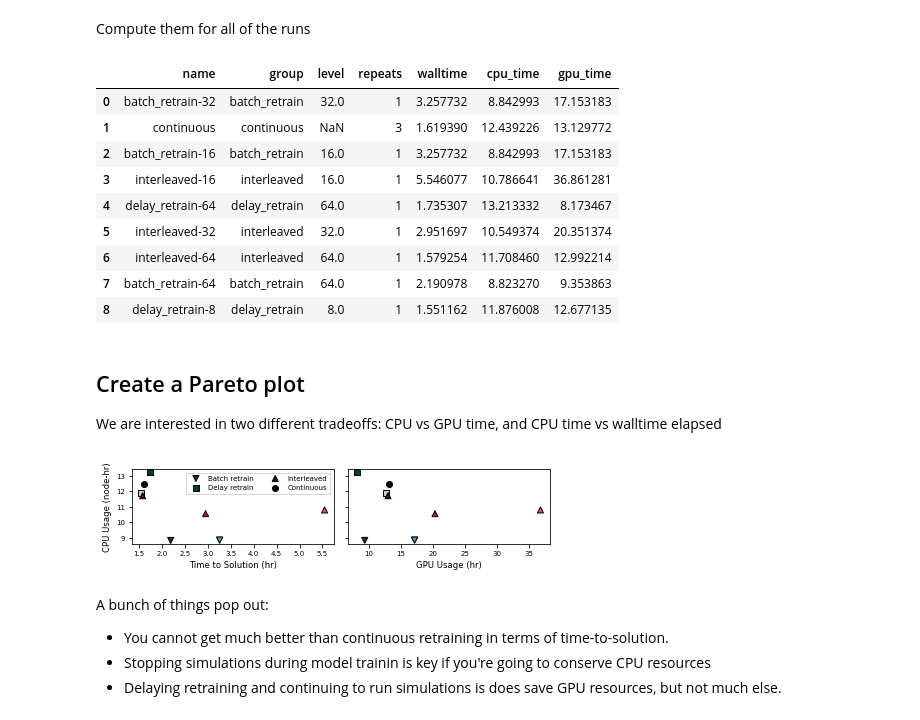
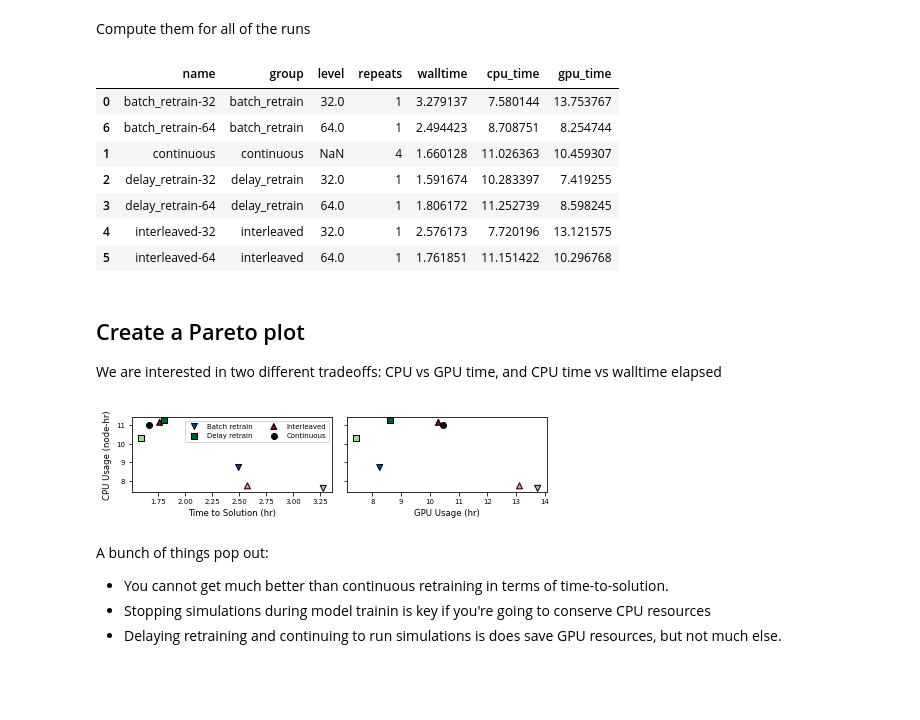
Before and after one commit to exalearn/multi-site-campaigns, a Jupyter notebook: molecular-design/notebooks/evaluate-scheduling-policy.ipynb, the cells around one changed output. Saved outputs shown, nothing was run; the diff lists cells and outputs as text; code cells hidden in the pictures; blank space fills up the shorter version.

```diff
--- a/molecular-design/notebooks/evaluate-scheduling-policy.ipynb
+++ b/molecular-design/notebooks/evaluate-scheduling-policy.ipynb
@@ -37,31 +37,31 @@ def measure_solution_cost(path: Path, n_target: int = 175) -> dict:
             - `gpu_time`: Amount of GPU time used (hr)
     """
 
-    # Load in the simulation results
-    sim_results = pd.read_json(path / 'simulation-results.json', lines=True)
-
-    # Load in the training and inference tasks
-    trn_results = pd.read_json(path / 'training-results.json', lines=True)
-    inf_results = pd.read_json(path / 'inference-results.json', lines=True)
+    # Load in the run summary
+    sim_results = pd.read_csv(path / 'processed-results' / 'all-tasks.csv').query('task_type=="simulation"')
+    sim_results.sort_values('time_result_received', inplace=True)
 
     # Find the time when we find enough of the target molecules
+    sim_results['task_info'] = sim_results['task_info'].apply(eval)
     sim_results['ip'] = sim_results['task_info'].map(lambda x: x.get('ip', {}).get('xtb-vacuum', None))
     sim_results['num_found'] = (sim_results['ip'] > 14).cumsum()
     assert max(sim_results['num_found']) >= n_target, f'Only found {sim_results["num_found"].max()} for {path.name}'
     solution_time = min(sim_results[sim_results['num_found'] >= n_target]['time_result_received'])
 
+    # Get the row corresponding to the time where we "solved" the problem
+    solution_row = sim_results.query(f'num_found == {n_target}').iloc[0]
+
     # Determine the walltime elapsed
-    elapsed = (solution_time - sim_results['time_compute_started'].min()) / 3600
+    elapsed = solution_row['walltime'] / 3600
 
     # Get the CPU time used (node-hrs)
-    cpu_usage = sim_results.query(f'time_created < {solution_time}')['time_running'].sum() / 3600
+    # TODO (wardlt): Include tail-down in the costs
+    cpu_usage = solution_row['theta_usage']
 
     # Get the GPU time used (hrs)
-    gpu_usage = (trn_results.query(f'time_created < {solution_time}')['time_running'].sum() +
-                 inf_results.query(f'time_created < {solution_time}')['time_running'].sum()) / 3600
+    gpu_usage = solution_row['lambda_usage']
 
     return {
-
         'walltime': elapsed,
         'cpu_time': cpu_usage,
         'gpu_time': gpu_usage
@@ -92,7 +92,9 @@ def evaluate_policy(path: Path, n_target: int = 175) -> dict:
     for r in duplicates:
         try:
             results.append(measure_solution_cost(Path(r), n_target))
-        except:
+        except Exception as e:
+            raise
+            print(e)
             continue
 
 
@@ -114,18 +116,16 @@ Compute them for all of the runs
 # %%
 usage = pd.DataFrame(evaluate_policy(x, 175) for x in runs)
 # %%
-usage
+usage.sort_values(['group', 'level'])
 # %% [output]
 |  | name | group | level | repeats | walltime | cpu_time | gpu_time |
-| 0 | batch_retrain-32 | batch_retrain | 32.0 | 1 | 3.257732 | 8.842993 | 17.153183 |
-| 1 | continuous | continuous | NaN | 3 | 1.619390 | 12.439226 | 13.129772 |
-| 2 | batch_retrain-16 | batch_retrain | 16.0 | 1 | 3.257732 | 8.842993 | 17.153183 |
-| 3 | interleaved-16 | interleaved | 16.0 | 1 | 5.546077 | 10.786641 | 36.861281 |
-| 4 | delay_retrain-64 | delay_retrain | 64.0 | 1 | 1.735307 | 13.213332 | 8.173467 |
-| 5 | interleaved-32 | interleaved | 32.0 | 1 | 2.951697 | 10.549374 | 20.351374 |
-| 6 | interleaved-64 | interleaved | 64.0 | 1 | 1.579254 | 11.708460 | 12.992214 |
-| 7 | batch_retrain-64 | batch_retrain | 64.0 | 1 | 2.190978 | 8.823270 | 9.353863 |
-| 8 | delay_retrain-8 | delay_retrain | 8.0 | 1 | 1.551162 | 11.876008 | 12.677135 |
+| 0 | batch_retrain-32 | batch_retrain | 32.0 | 1 | 3.279137 | 7.580144 | 13.753767 |
+| 6 | batch_retrain-64 | batch_retrain | 64.0 | 1 | 2.494423 | 8.708751 | 8.254744 |
+| 1 | continuous | continuous | NaN | 4 | 1.660128 | 11.026363 | 10.459307 |
+| 2 | delay_retrain-32 | delay_retrain | 32.0 | 1 | 1.591674 | 10.283397 | 7.419255 |
+| 3 | delay_retrain-64 | delay_retrain | 64.0 | 1 | 1.806172 | 11.252739 | 8.598245 |
+| 4 | interleaved-32 | interleaved | 32.0 | 1 | 2.576173 | 7.720196 | 13.121575 |
+| 5 | interleaved-64 | interleaved | 64.0 | 1 | 1.761851 | 11.151422 | 10.296768 |
 # %% [markdown]
 ## Create a Pareto plot
 We are interested in two different tradeoffs: CPU vs GPU time, and CPU time vs walltime elapsed
@@ -142,36 +142,36 @@ marker = {
     'batch_retrain': 'v',
     'interleaved': '^',
     'delay_retrain': 's',
 }
 
-vmin_ = np.log(usage['level'].min()) - 1
-vmax_ = np.log(usage['level'].max())
+vmin_ = np.log(usage['level'].min()) - 0.5
+vmax_ = np.log(usage['level'].max()) + 0.1
 for gid, group in usage.query('group!="continuous"').sort_values('level', ascending=False).groupby('group'):
     group_name = gid.replace("_", " ").capitalize()
 
     # Define the style
     kwargs = dict(c=np.log(group['level']), label=group_name, vmin=vmin_, vmax=vmax_, edgecolor='k')
     kwargs['cmap'] = cmaps[gid]
     kwargs['marker'] = marker[gid]
 
     # Plot the difference metrics
     axs[0].scatter(group['walltime'], group['cpu_time'], **kwargs)
     axs[1].scatter(group['gpu_time'], group['cpu_time'], **kwargs)
 
 group = usage.query('group=="continuous"')
 axs[0].scatter(group['walltime'], group['cpu_time'], label='Continuous', color='k', marker='o')
 axs[1].scatter(group['gpu_time'], group['cpu_time'], label='Continuous', color='k', marker='o')
 
 axs[0].legend(ncol=2, fontsize=7)
 axs[0].set_xlabel('Time to Solution (hr)')
 axs[0].set_ylabel('CPU Usage (node-hr)')
 axs[1].set_xlabel('GPU Usage (hr)')
 
 fig.tight_layout()
 fig.savefig('figures/policy-comparison_pareto-plot.png', dpi=320)
 fig.savefig('figures/policy-comparison_pareto-plot.pdf')
 # %% [output]
-[figure, old version]
+[figure, new version]
 # %% [markdown]
 A bunch of things pop out:
 - You cannot get much better than continuous retraining in terms of time-to-solution.
```
Also changed, not shown: parts of 1 cell of this notebook, 1 other file.
